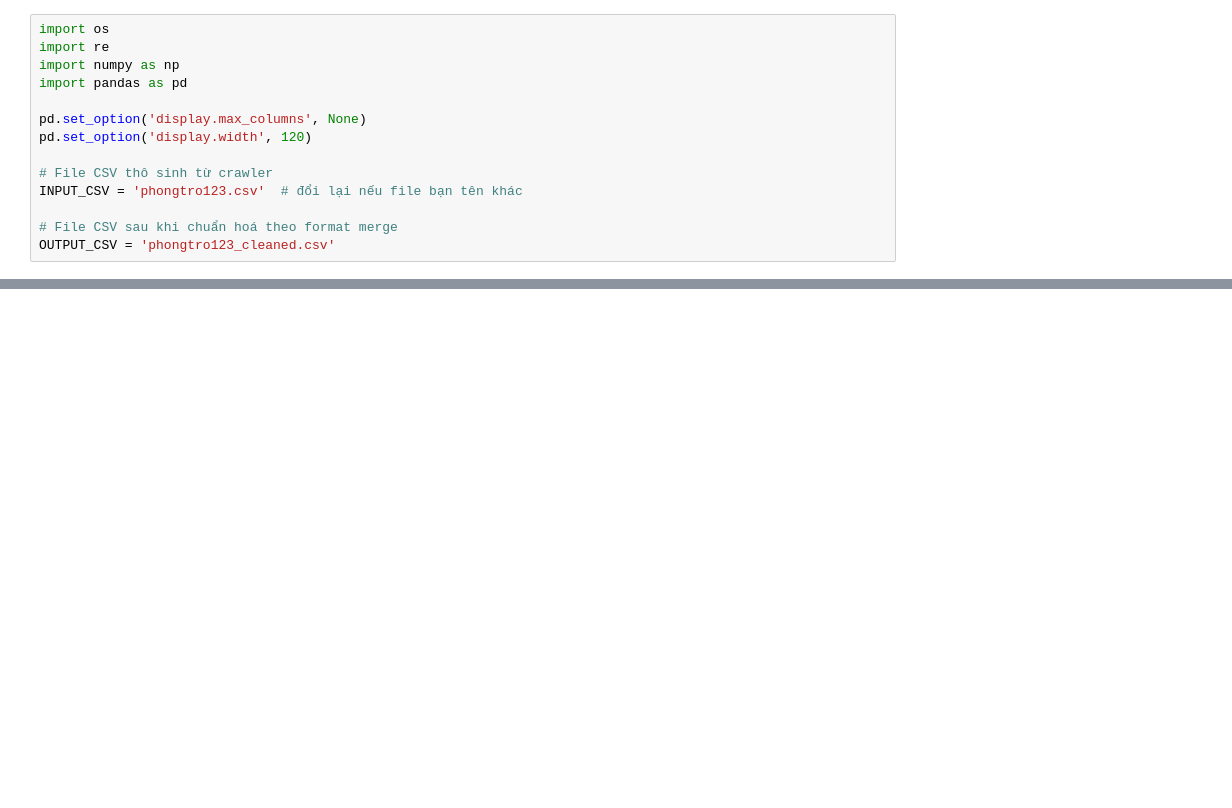
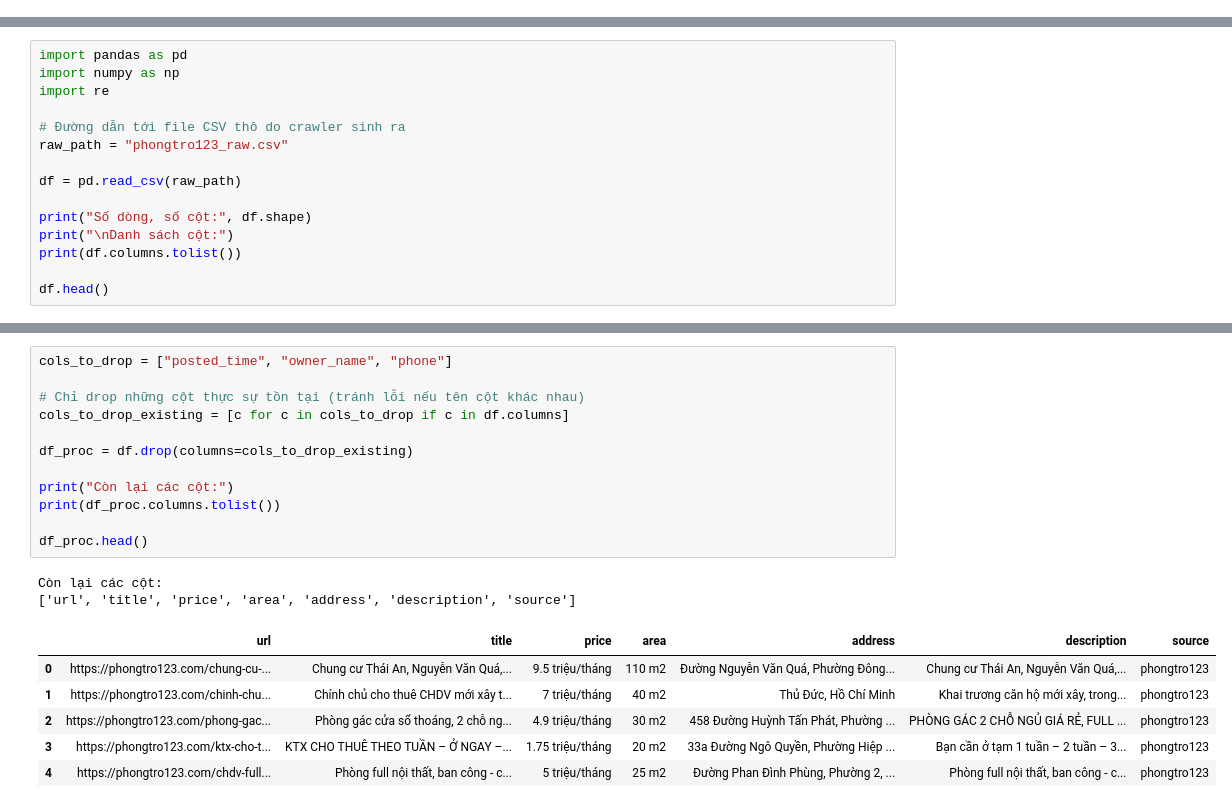
Before and after one commit to pntnhanc9/IntroToDataScience, a Jupyter notebook: notebooks/cleaning/phongtro123_cleaning.ipynb, the cells around one changed output, grey strips where cells are left out. Drawn from its saved outputs; the diff is of its cells as text; blank space fills up the shorter version.

```diff
--- a/notebooks/cleaning/phongtro123_cleaning.ipynb
+++ b/notebooks/cleaning/phongtro123_cleaning.ipynb
@@ -25,14 +0,0 @@ Cell dưới sẽ:
-# %%
-import os
-import re
-import numpy as np
-import pandas as pd
-
-pd.set_option('display.max_columns', None)
-pd.set_option('display.width', 120)
-
-# File CSV thô sinh từ crawler
-INPUT_CSV = 'phongtro123.csv'  # đổi lại nếu file bạn tên khác
-
-# File CSV sau khi chuẩn hoá theo format merge
-OUTPUT_CSV = 'phongtro123_cleaned.csv'
@@ -317,0 +24,15 @@ Số dòng, số cột: (10305, 7)
+# %%
+import pandas as pd
+import numpy as np
+import re
+
+# Đường dẫn tới file CSV thô do crawler sinh ra
+raw_path = "phongtro123_raw.csv"
+
+df = pd.read_csv(raw_path)
+
+print("Số dòng, số cột:", df.shape)
+print("\nDanh sách cột:")
+print(df.columns.tolist())
+
+df.head()
@@ -317,0 +60,21 @@ Số dòng, số cột: (10305, 7)
+# %%
+cols_to_drop = ["posted_time", "owner_name", "phone"]
+
+# Chỉ drop những cột thực sự tồn tại (tránh lỗi nếu tên cột khác nhau)
+cols_to_drop_existing = [c for c in cols_to_drop if c in df.columns]
+
+df_proc = df.drop(columns=cols_to_drop_existing)
+
+print("Còn lại các cột:")
+print(df_proc.columns.tolist())
+
+df_proc.head()
+# %% [output]
+Còn lại các cột:
+['url', 'title', 'price', 'area', 'address', 'description', 'source']
+|  | url | title | price | area | address | description | source |
+| 0 | https://phongtro123.com/chung-cu-... | Chung cư Thái An, Nguyễn Văn Quá,... | 9.5 triệu/tháng | 110 m2 | Đường Nguyễn Văn Quá, Phường Đông... | Chung cư Thái An, Nguyễn Văn Quá,... | phongtro123 |
+| 1 | https://phongtro123.com/chinh-chu... | Chính chủ cho thuê CHDV mới xây t... | 7 triệu/tháng | 40 m2 | Thủ Đức, Hồ Chí Minh | Khai trương căn hộ mới xây, trong... | phongtro123 |
+| 2 | https://phongtro123.com/phong-gac... | Phòng gác cửa sổ thoáng, 2 chỗ ng... | 4.9 triệu/tháng | 30 m2 | 458 Đường Huỳnh Tấn Phát, Phường ... | PHÒNG GÁC 2 CHỖ NGỦ GIÁ RẺ, FULL ... | phongtro123 |
+| 3 | https://phongtro123.com/ktx-cho-t... | KTX CHO THUÊ THEO TUẦN – Ở NGAY –... | 1.75 triệu/tháng | 20 m2 | 33a Đường Ngô Quyền, Phường Hiệp ... | Bạn cần ở tạm 1 tuần – 2 tuần – 3... | phongtro123 |
+| 4 | https://phongtro123.com/chdv-full... | Phòng full nội thất, ban công - c... | 5 triệu/tháng | 25 m2 | Đường Phan Đình Phùng, Phường 2, ... | Phòng full nội thất, ban công - c... | phongtro123 |
```
Also changed, not shown: parts of 24 cells of this notebook, 1 other file.
